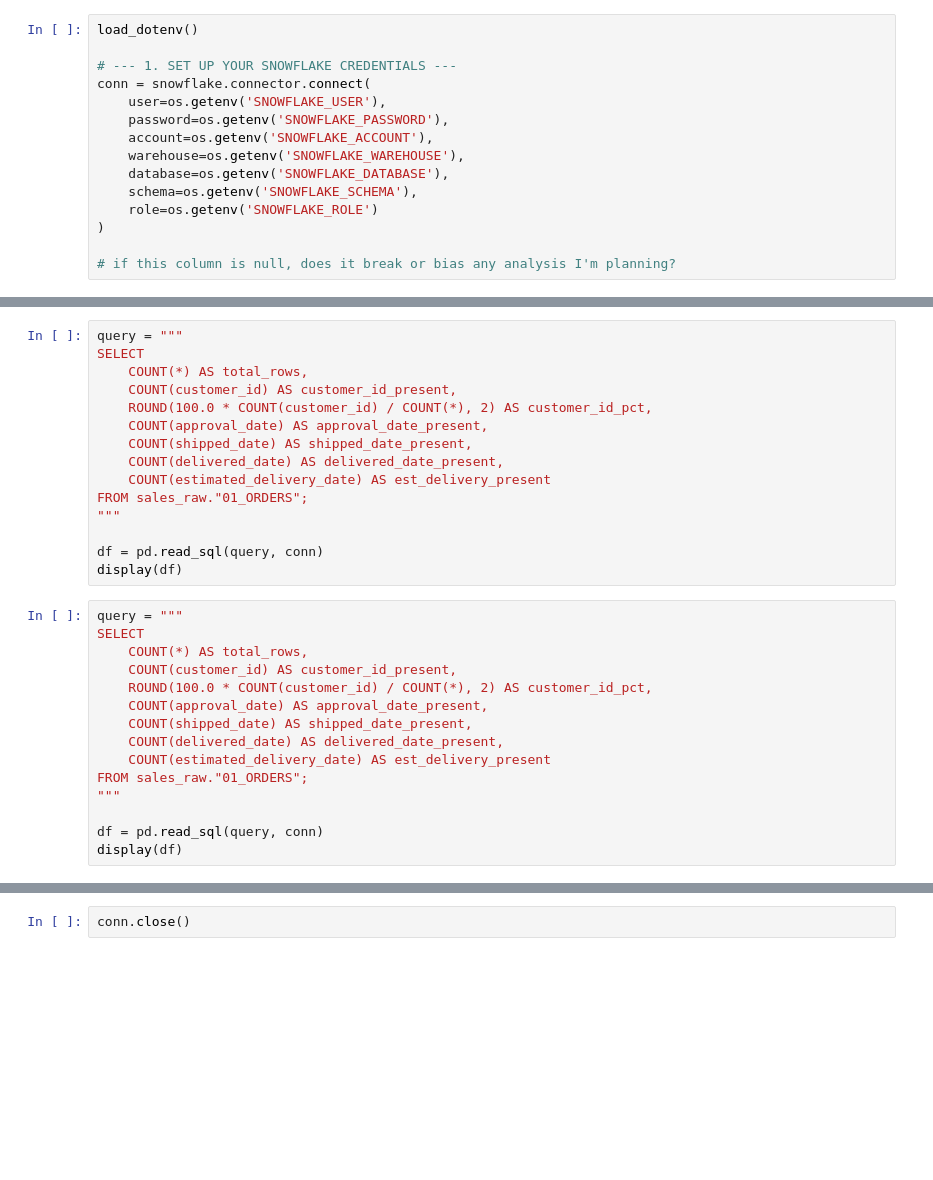
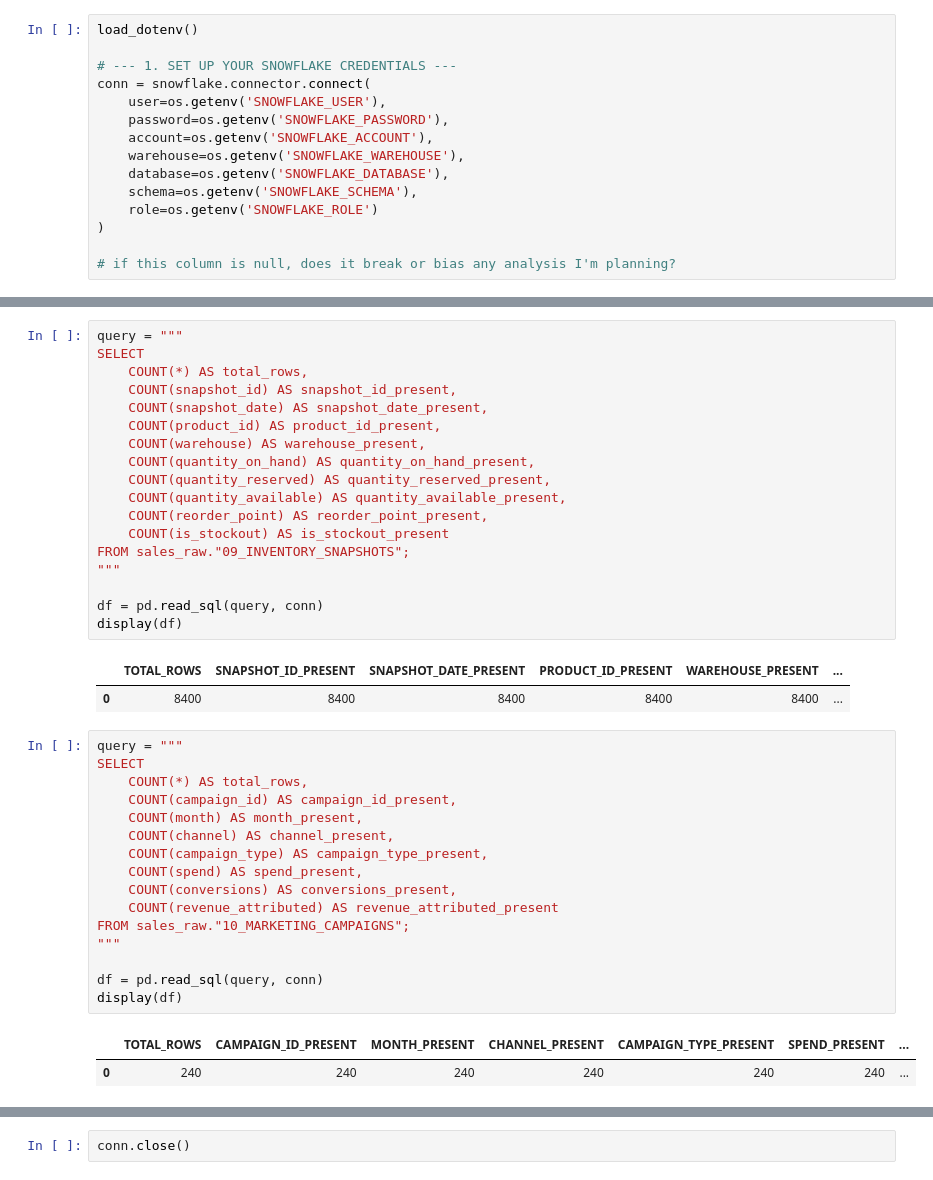
Before and after one commit to knurlybekov/novamart-analytics, a Jupyter notebook: sql/01_staging/01_completeness_profiling.ipynb, the cells around one changed output, grey strips where cells are left out. Saved outputs shown, nothing was run; the diff lists cells and outputs as text; blank space fills up the shorter version.

```diff
--- a/sql/01_staging/01_completeness_profiling.ipynb
+++ b/sql/01_staging/01_completeness_profiling.ipynb
@@ -170,32 +203,42 @@ display(df)
 query = """
 SELECT
     COUNT(*) AS total_rows,
-    COUNT(customer_id) AS customer_id_present,
-    ROUND(100.0 * COUNT(customer_id) / COUNT(*), 2) AS customer_id_pct,
-    COUNT(approval_date) AS approval_date_present,
-    COUNT(shipped_date) AS shipped_date_present,
-    COUNT(delivered_date) AS delivered_date_present,
-    COUNT(estimated_delivery_date) AS est_delivery_present
-FROM sales_raw."01_ORDERS";
+    COUNT(snapshot_id) AS snapshot_id_present,
+    COUNT(snapshot_date) AS snapshot_date_present,
+    COUNT(product_id) AS product_id_present,
+    COUNT(warehouse) AS warehouse_present,
+    COUNT(quantity_on_hand) AS quantity_on_hand_present,
+    COUNT(quantity_reserved) AS quantity_reserved_present,
+    COUNT(quantity_available) AS quantity_available_present,
+    COUNT(reorder_point) AS reorder_point_present,
+    COUNT(is_stockout) AS is_stockout_present
+FROM sales_raw."09_INVENTORY_SNAPSHOTS";
 """
 
 df = pd.read_sql(query, conn)
 display(df)
+# %% [output]
+|  | TOTAL_ROWS | SNAPSHOT_ID_PRESENT | SNAPSHOT_DATE_PRESENT | PRODUCT_ID_PRESENT | WAREHOUSE_PRESENT | ... |
+| 0 | 8400 | 8400 | 8400 | 8400 | 8400 | ... |
 # %%
 query = """
 SELECT
     COUNT(*) AS total_rows,
-    COUNT(customer_id) AS customer_id_present,
-    ROUND(100.0 * COUNT(customer_id) / COUNT(*), 2) AS customer_id_pct,
-    COUNT(approval_date) AS approval_date_present,
-    COUNT(shipped_date) AS shipped_date_present,
-    COUNT(delivered_date) AS delivered_date_present,
-    COUNT(estimated_delivery_date) AS est_delivery_present
-FROM sales_raw."01_ORDERS";
+    COUNT(campaign_id) AS campaign_id_present,
+    COUNT(month) AS month_present,
+    COUNT(channel) AS channel_present,
+    COUNT(campaign_type) AS campaign_type_present,
+    COUNT(spend) AS spend_present,
+    COUNT(conversions) AS conversions_present,
+    COUNT(revenue_attributed) AS revenue_attributed_present
+FROM sales_raw."10_MARKETING_CAMPAIGNS";
 """
 
 df = pd.read_sql(query, conn)
 display(df)
+# %% [output]
+|  | TOTAL_ROWS | CAMPAIGN_ID_PRESENT | MONTH_PRESENT | CHANNEL_PRESENT | CAMPAIGN_TYPE_PRESENT | SPEND_PRESENT | ... |
+| 0 | 240 | 240 | 240 | 240 | 240 | 240 | ... |
 # %%
 query = """
 SELECT
```
Also changed, not shown: parts of 10 cells of this notebook, 6 other files.
